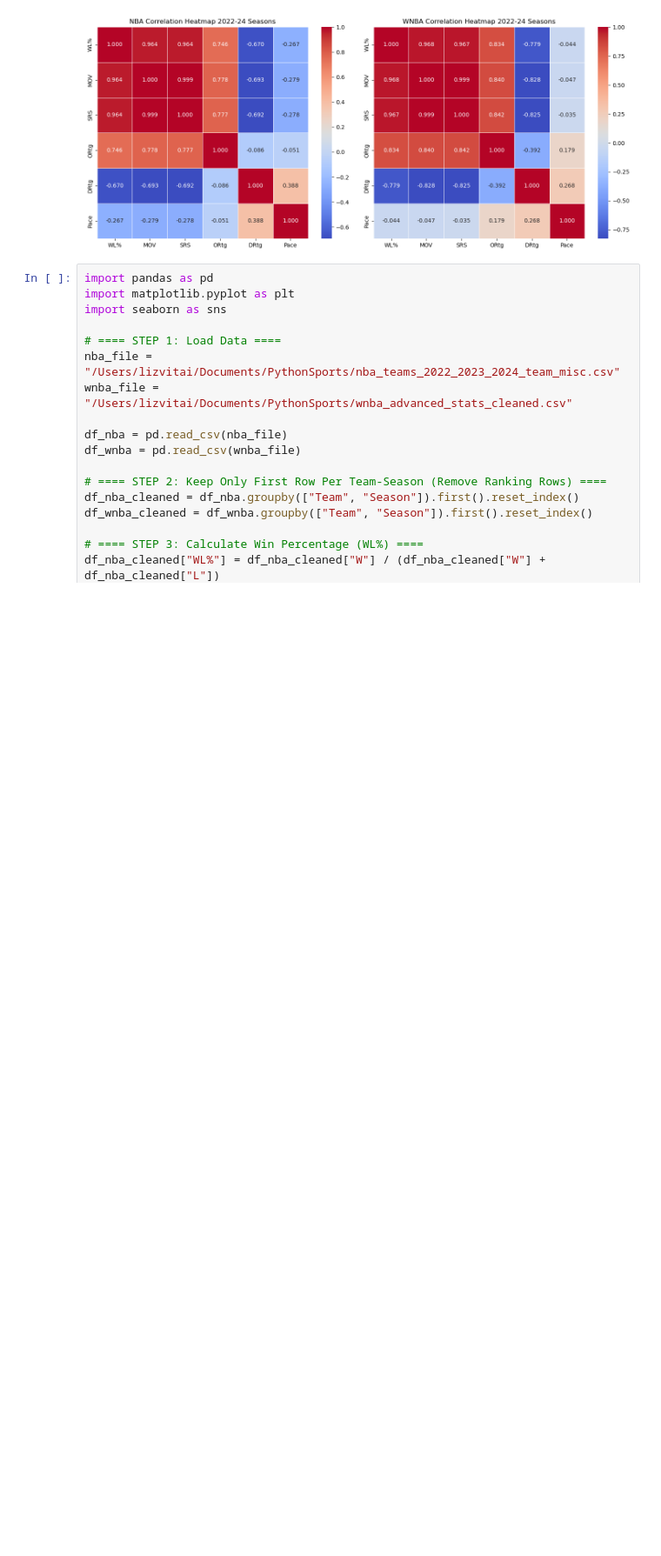
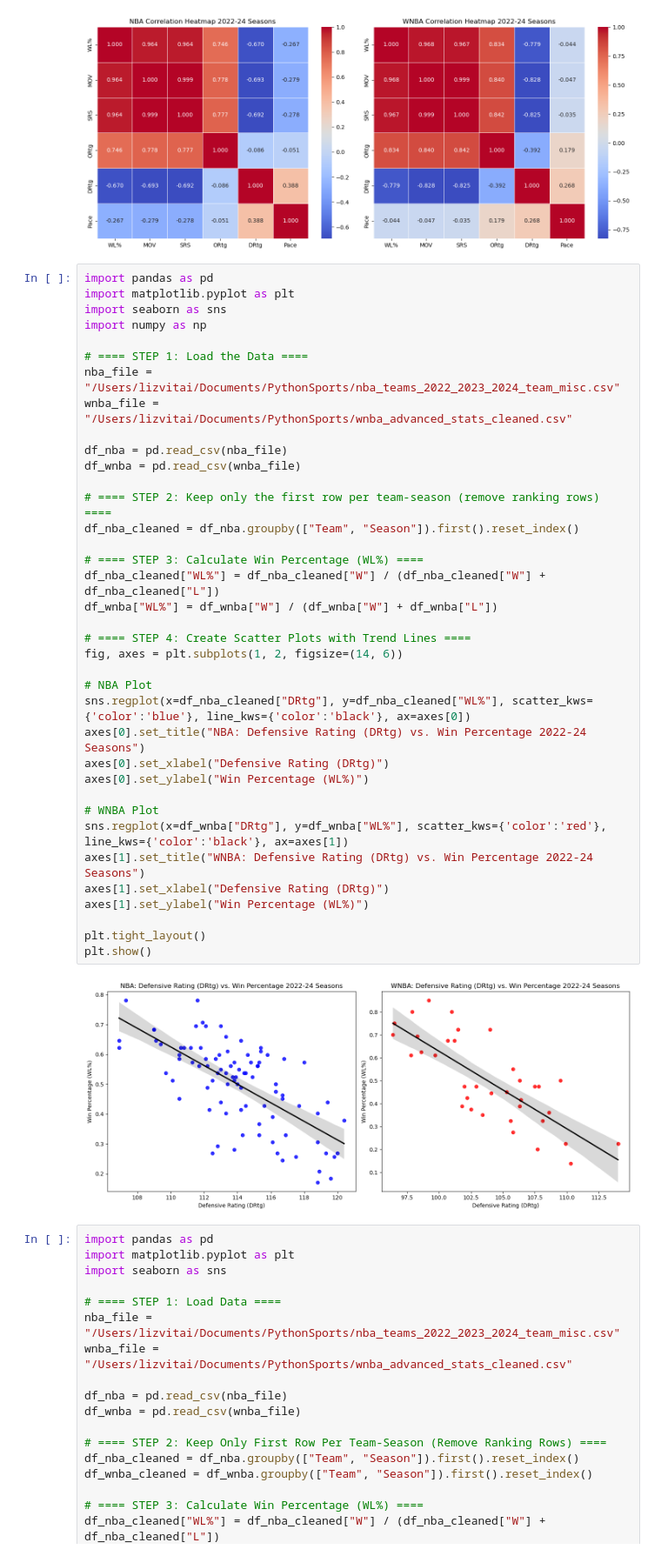
Before and after one commit to evitaisyr/final-project, a Jupyter notebook: FinalProject.ipynb, the cells around one changed output. Shown at 87% size. Cells and saved outputs as stored; diff of their text form; blank space fills up the shorter version.

```diff
--- a/FinalProject.ipynb
+++ b/FinalProject.ipynb
@@ -49,6 +49,45 @@ pdf.savefig(fig)  # Save to the PDF
 plt.close(fig)  # Close the figure to free memory
 # %% [output]
 [figure]
+# %%
+import pandas as pd
+import matplotlib.pyplot as plt
+import seaborn as sns
+import numpy as np
+
+# ==== STEP 1: Load the Data ====
+nba_file = "/Users/lizvitai/Documents/PythonSports/nba_teams_2022_2023_2024_team_misc.csv"
+wnba_file = "/Users/lizvitai/Documents/PythonSports/wnba_advanced_stats_cleaned.csv"
+
+df_nba = pd.read_csv(nba_file)
+df_wnba = pd.read_csv(wnba_file)
+
+# ==== STEP 2: Keep only the first row per team-season (remove ranking rows) ====
+df_nba_cleaned = df_nba.groupby(["Team", "Season"]).first().reset_index()
+
+# ==== STEP 3: Calculate Win Percentage (WL%) ====
+df_nba_cleaned["WL%"] = df_nba_cleaned["W"] / (df_nba_cleaned["W"] + df_nba_cleaned["L"])
+df_wnba["WL%"] = df_wnba["W"] / (df_wnba["W"] + df_wnba["L"])
+
+# ==== STEP 4: Create Scatter Plots with Trend Lines ====
+fig, axes = plt.subplots(1, 2, figsize=(14, 6))
+
+# NBA Plot
+sns.regplot(x=df_nba_cleaned["DRtg"], y=df_nba_cleaned["WL%"], scatter_kws={'color':'blue'}, line_kws={'color':'black'}, ax=axes[0])
+axes[0].set_title("NBA: Defensive Rating (DRtg) vs. Win Percentage 2022-24 Seasons")
+axes[0].set_xlabel("Defensive Rating (DRtg)")
+axes[0].set_ylabel("Win Percentage (WL%)")
+
+# WNBA Plot
+sns.regplot(x=df_wnba["DRtg"], y=df_wnba["WL%"], scatter_kws={'color':'red'}, line_kws={'color':'black'}, ax=axes[1])
+axes[1].set_title("WNBA: Defensive Rating (DRtg) vs. Win Percentage 2022-24 Seasons")
+axes[1].set_xlabel("Defensive Rating (DRtg)")
+axes[1].set_ylabel("Win Percentage (WL%)")
+
+plt.tight_layout()
+plt.show()
+# %% [output]
+[figure, added]
 # %%
 import pandas as pd
 import matplotlib.pyplot as plt
```
Also changed, not shown: parts of 2 cells of this notebook, 2 other files.
